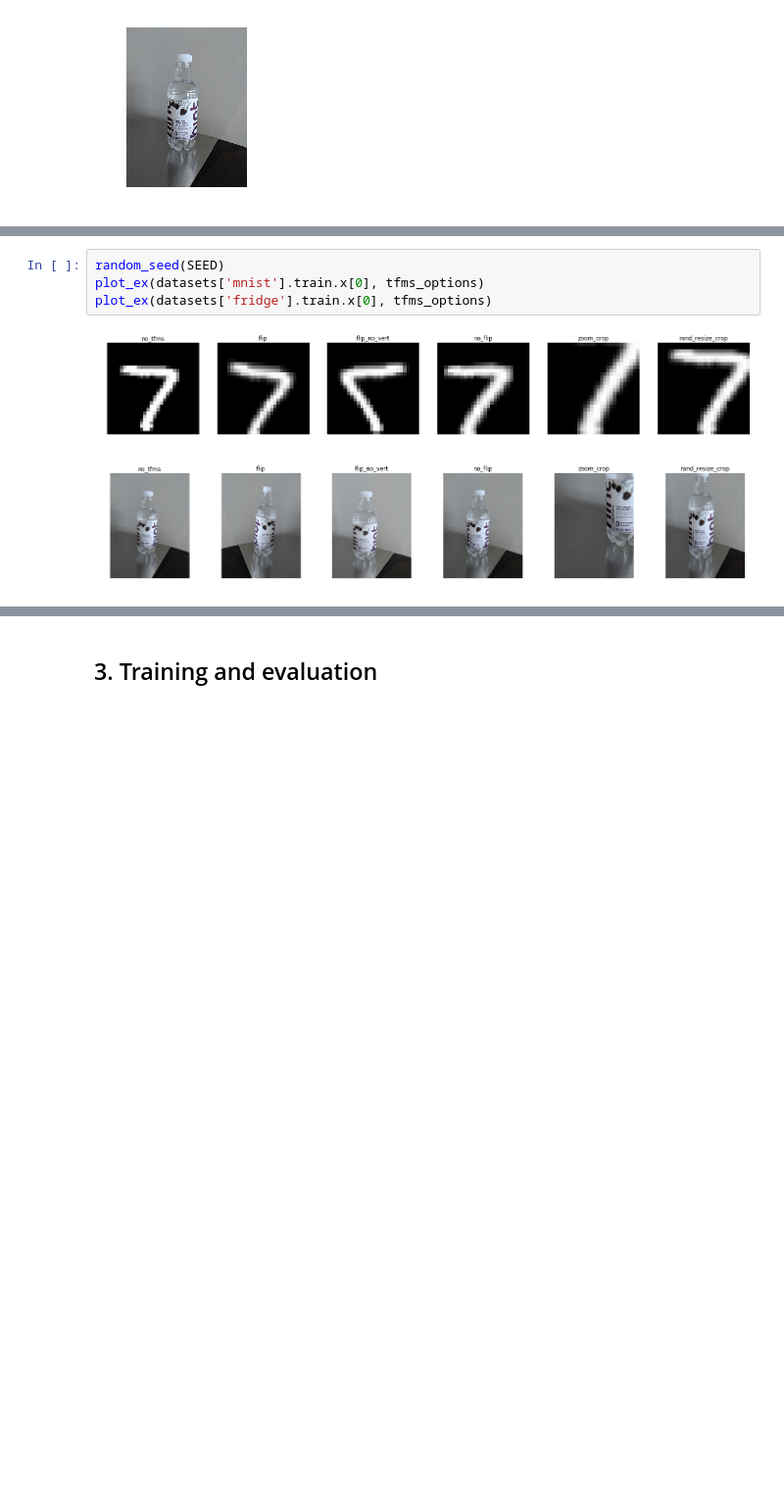
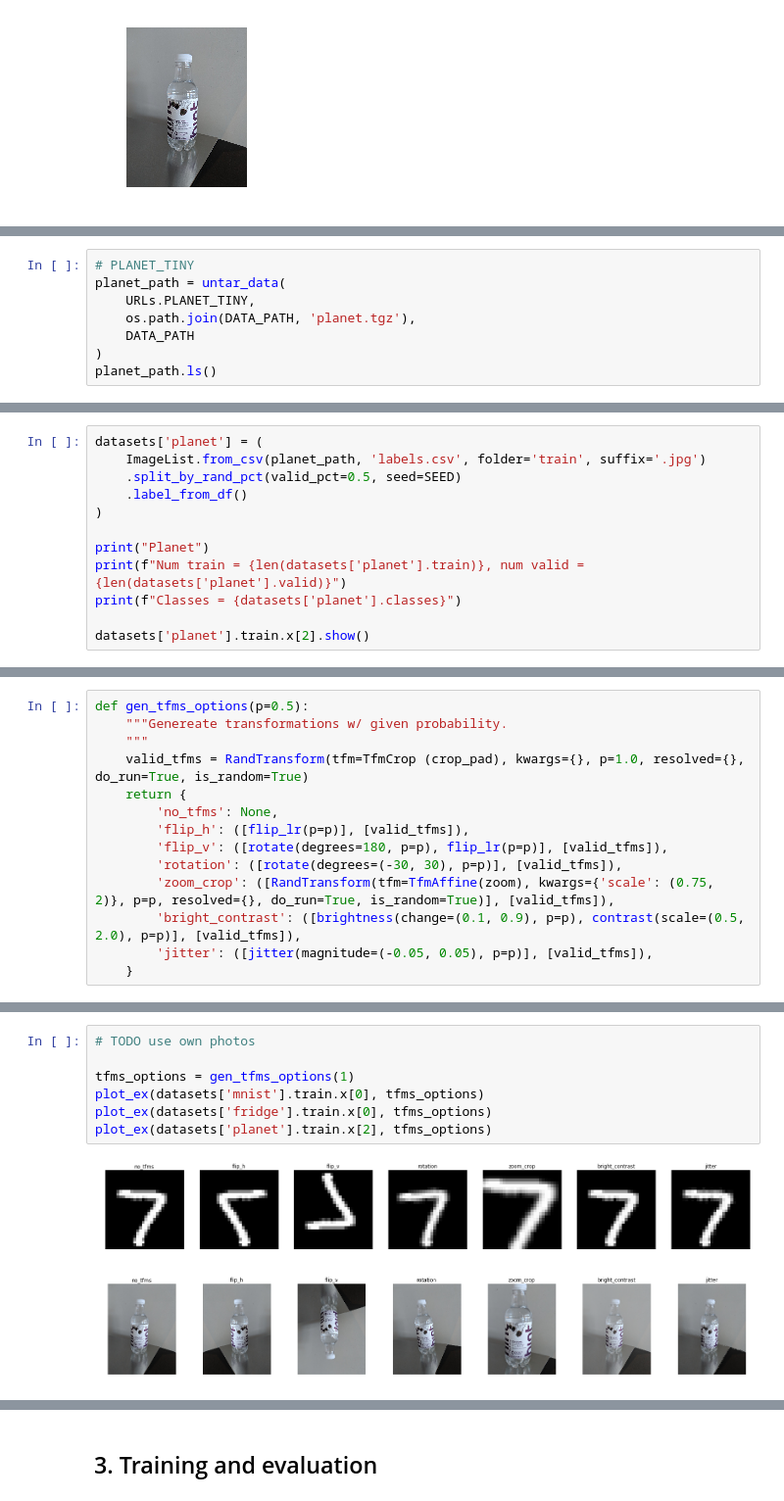
Before and after one commit to z-zawhtet-a/computervision-recipes, a Jupyter notebook: image_classification/notebooks/data_augmentation.ipynb, the cells around one changed output, grey strips where cells are left out. Shown at 98% size. Drawn from its saved outputs; the diff is of its cells as text; blank space fills up the shorter version.

Commit message:
Add more transformations and data example

```diff
--- a/image_classification/notebooks/data_augmentation.ipynb
+++ b/image_classification/notebooks/data_augmentation.ipynb
@@ -123,0 +139,8 @@ Classes = ['can', 'carton', 'milk_bottle', 'water_bottle']
+# %%
+# PLANET_TINY
+planet_path = untar_data(
+    URLs.PLANET_TINY,
+    os.path.join(DATA_PATH, 'planet.tgz'),
+    DATA_PATH
+)
+planet_path.ls()
@@ -123,0 +149,12 @@ Classes = ['can', 'carton', 'milk_bottle', 'water_bottle']
+# %%
+datasets['planet'] = (
+    ImageList.from_csv(planet_path, 'labels.csv', folder='train', suffix='.jpg')
+    .split_by_rand_pct(valid_pct=0.5, seed=SEED)
+    .label_from_df()
+)
+
+print("Planet")
+print(f"Num train = {len(datasets['planet'].train)}, num valid = {len(datasets['planet'].valid)}")
+print(f"Classes = {datasets['planet'].classes}")
+
+datasets['planet'].train.x[2].show()
@@ -146,3 +182,17 @@ tfms_options = {
+# %%
+def gen_tfms_options(p=0.5):
+    """Genereate transformations w/ given probability.
+    """
+    valid_tfms = RandTransform(tfm=TfmCrop (crop_pad), kwargs={}, p=1.0, resolved={}, do_run=True, is_random=True)
+    return {
+        'no_tfms': None,
+        'flip_h': ([flip_lr(p=p)], [valid_tfms]),
+        'flip_v': ([rotate(degrees=180, p=p), flip_lr(p=p)], [valid_tfms]),
+        'rotation': ([rotate(degrees=(-30, 30), p=p)], [valid_tfms]),
+        'zoom_crop': ([RandTransform(tfm=TfmAffine(zoom), kwargs={'scale': (0.75, 2)}, p=p, resolved={}, do_run=True, is_random=True)], [valid_tfms]),
+        'bright_contrast': ([brightness(change=(0.1, 0.9), p=p), contrast(scale=(0.5, 2.0), p=p)], [valid_tfms]),
+        'jitter': ([jitter(magnitude=(-0.05, 0.05), p=p)], [valid_tfms]),
+    }
 # %% [markdown]
 #### Examples of not-very-useful (or even bad) transformations vs. good transformations
 
@@ -171,9 +222,12 @@ def random_seed(s):
         torch.backends.cudnn.deterministic = True
         torch.backends.cudnn.benchmark = False
 # %%
-random_seed(SEED)
+# TODO use own photos
+
+tfms_options = gen_tfms_options(1)
 plot_ex(datasets['mnist'].train.x[0], tfms_options)
 plot_ex(datasets['fridge'].train.x[0], tfms_options)
+plot_ex(datasets['planet'].train.x[2], tfms_options)
 # %% [output]
-[figure, old version]
+[figure, new version]
-[figure, old version]
+[figure, new version]
```
Also changed, not shown: parts of 16 cells of this notebook.
